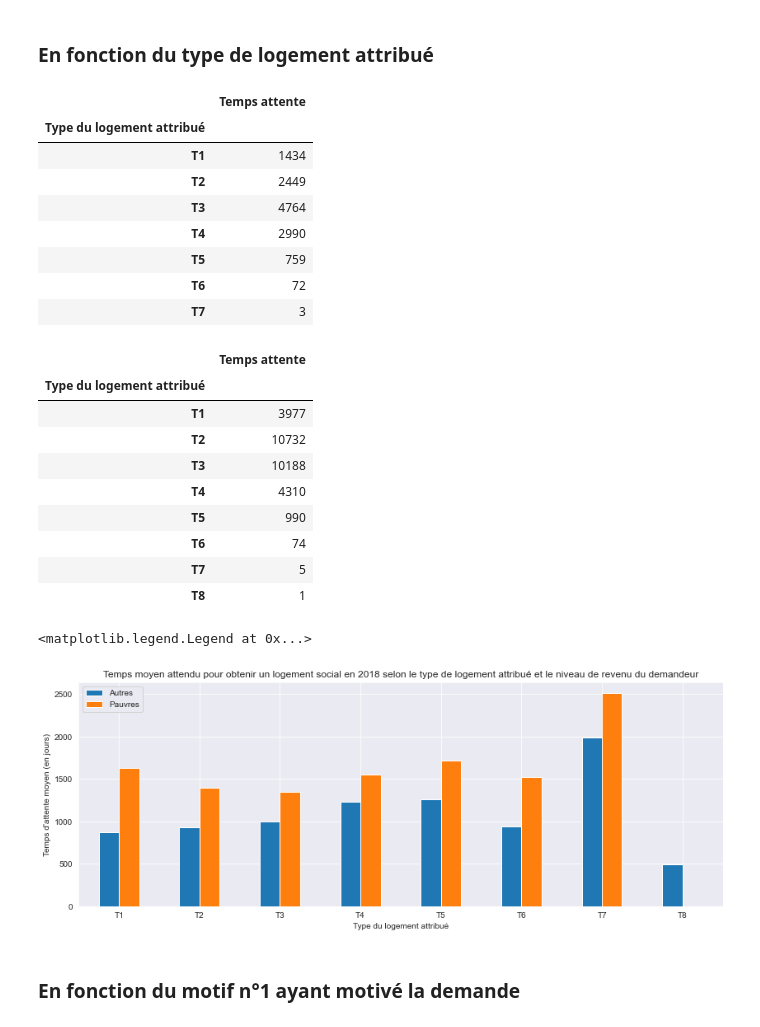
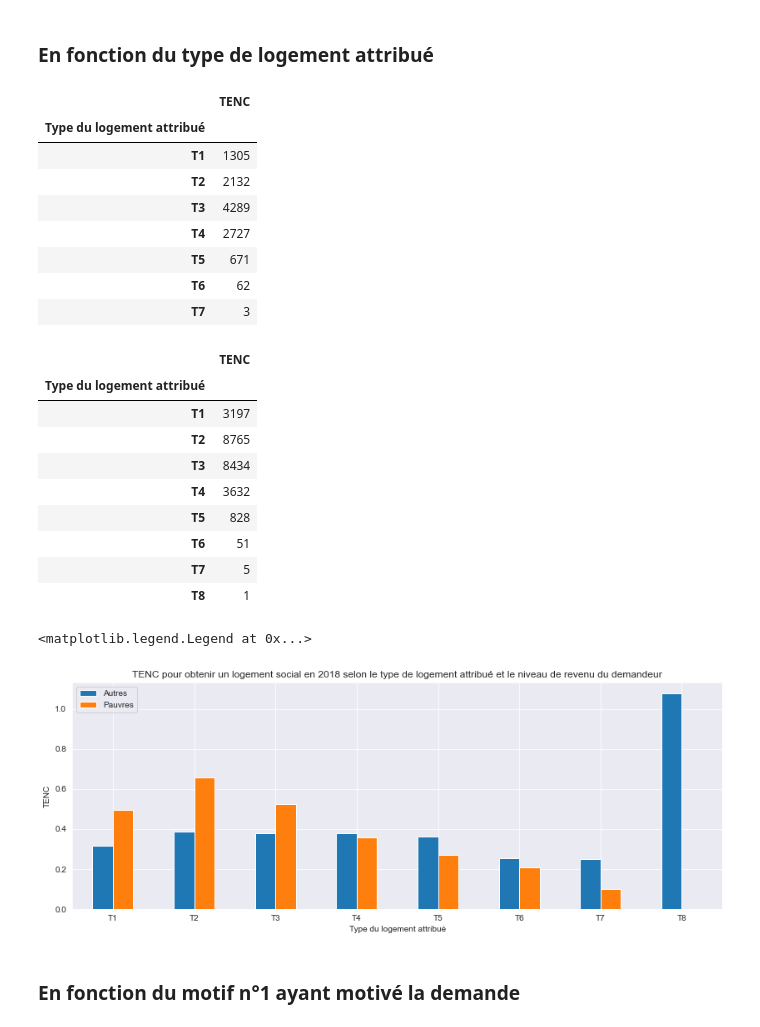
Before and after one commit to cmllbll/Social-Housing-in-France, a Jupyter notebook: Temps d'attente.ipynb, the cells around one changed output. Cells and saved outputs as stored; diff of their text form; code cells hidden in the pictures.

```diff
--- a/Temps d'attente.ipynb
+++ b/Temps d'attente.ipynb
@@ -350,2 +317,2 @@ See the caveats in the documentation: https://pandas.pydata.org/pandas-docs/stab
 # %%
-dfd1['Temps attente']=(dfd1['Temps attente']//(86400000000000))
+df['Temps attente']=(df['Temps attente']//(86400000000000))
@@ -358,2 +319,2 @@ See the caveats in the documentation: https://pandas.pydata.org/pandas-docs/stab
 # %%
-dfd1['Durée effective attente']=pd.cut(dfd1['Temps attente'], [0, 365, 730, 1095, 1460, 1825, 3650, 5000000], labels=['Moins d\'un an', 'Entre 1 an et 2 ans', 'Entre 2 ans et 3 ans', 'Entre 3 ans et 4 ans', 'Entre 4 ans et 5 ans', 'Entre 5 ans et 10 ans', 'Plus de 10 ans'])
+df['Durée effective attente']=pd.cut(df['Temps attente'], [0, 365, 730, 1095, 1460, 1825, 3650, 5000000], labels=['Moins d\'un an', 'Entre 1 an et 2 ans', 'Entre 2 ans et 3 ans', 'Entre 3 ans et 4 ans', 'Entre 4 ans et 5 ans', 'Entre 5 ans et 10 ans', 'Plus de 10 ans'])
@@ -511,8 +475,8 @@ KeyError: 'Quintile'
 # %% [markdown]
 ### En fonction de l'âge
 # %%
-pauvres = dfd1[dfd1['Catégorie']== 'Pauvres']
-autres = dfd1[dfd1['Catégorie']== 'Autres']
+pauvres = df[df['Catégorie']== 'Pauvres']
+autres = df[df['Catégorie']== 'Autres']
 # %%
 pauvres
 # %% [output]
@@ -614,54 +580,55 @@ DFGPlot.figure.savefig('Temps d\'attente_Age.pdf')
 # %% [markdown]
 ### En fonction du type de logement attribué
 # %%
-attentep=pauvres[[ "Type du logement attribué", "Temps attente"]]
+attentep=pauvres[[ "Type du logement attribué", "TENC"]]
 dfplotp = attentep.groupby('Type du logement attribué').mean()
-dfplotp['Temps attente'] = dfplotp['Temps attente'].values.astype(np.int64)
+dfplotp['TENC'] = dfplotp['TENC']
 dfplotp.reset_index(inplace=True)
-attentea=autres[[ "Type du logement attribué", "Temps attente"]]
+attentea=autres[[ "Type du logement attribué", "TENC"]]
 dfplota = attentea.groupby('Type du logement attribué').mean()
-dfplota['Temps attente'] = dfplota['Temps attente'].values.astype(np.int64)
+#dfplota['Temps attente'] = dfplota['Temps attente'].values.astype(np.int64)
+dfplota['TENC'] = dfplota['TENC']
 dfplota.reset_index(inplace=True)
 # %%
-attentep=pauvres[[ "Type du logement attribué", "Temps attente"]]
+attentep=pauvres[[ "Type du logement attribué", "TENC"]]
 countp = attentep.groupby('Type du logement attribué').count()
 countp
 # %% [output]
-|  | Temps attente |
+|  | TENC |
 | Type du logement attribué |  |
-| T1 | 1434 |
-| T2 | 2449 |
-| T3 | 4764 |
-| T4 | 2990 |
-| T5 | 759 |
-| T6 | 72 |
+| T1 | 1305 |
+| T2 | 2132 |
+| T3 | 4289 |
+| T4 | 2727 |
+| T5 | 671 |
+| T6 | 62 |
 | T7 | 3 |
 # %%
-attentea=autres[[ "Type du logement attribué", "Temps attente"]]
+attentea=autres[[ "Type du logement attribué", "TENC"]]
 counta = attentea.groupby('Type du logement attribué').count()
 counta
 # %% [output]
-|  | Temps attente |
+|  | TENC |
 | Type du logement attribué |  |
-| T1 | 3977 |
-| T2 | 10732 |
-| T3 | 10188 |
-| T4 | 4310 |
-| T5 | 990 |
-| T6 | 74 |
+| T1 | 3197 |
+| T2 | 8765 |
+| T3 | 8434 |
+| T4 | 3632 |
+| T5 | 828 |
+| T6 | 51 |
 | T7 | 5 |
 | T8 | 1 |
 # %%
 dfplotp['Key'] = 'Pauvres'
 dfplota['Key'] = 'Autres'
 
 DF = pd.concat([dfplotp,dfplota],keys=['Pauvres','Autres'])
 
 DFGroup = DF.groupby(['Type du logement attribué','Key'])
 
-DFGPlot = DFGroup.sum().unstack('Key').plot(kind='bar', ylabel='Temps d\'attente moyen (en jours)', title='Temps moyen attendu pour obtenir un logement social en 2018 selon le type de logement attribué et le niveau de revenu du demandeur', figsize=(14,5), rot=0)
+DFGPlot = DFGroup.sum().unstack('Key').plot(kind='bar', ylabel='TENC', title='TENC pour obtenir un logement social en 2018 selon le type de logement attribué et le niveau de revenu du demandeur', figsize=(14,5), rot=0)
 plt.legend(['Autres', 'Pauvres'], loc='upper left')
 # %% [output]
 <matplotlib.legend.Legend at 0x...>
-[figure, old version]
+[figure, new version]
 # %%
```
Also changed, not shown: parts of 60 cells of this notebook, 1 other file.
